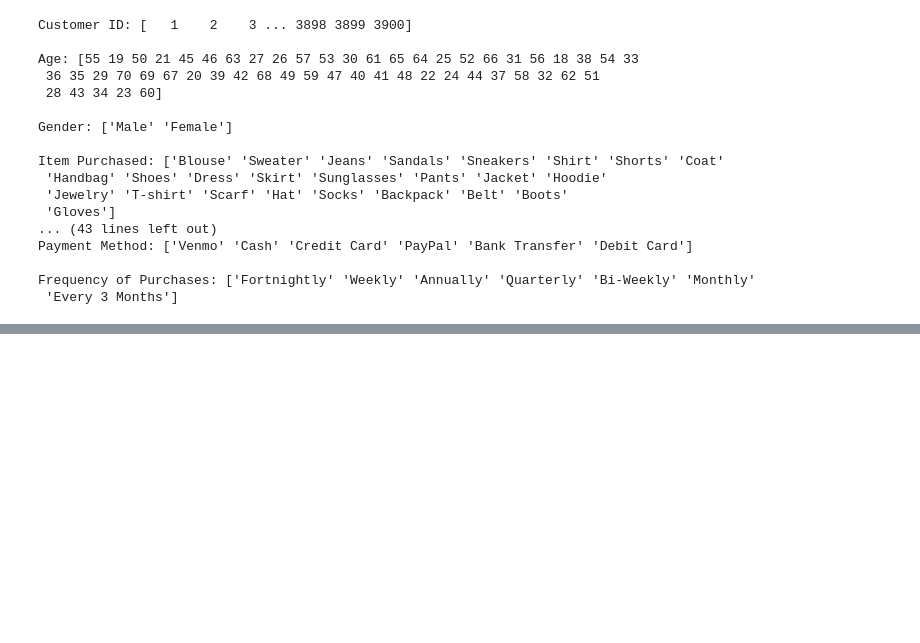
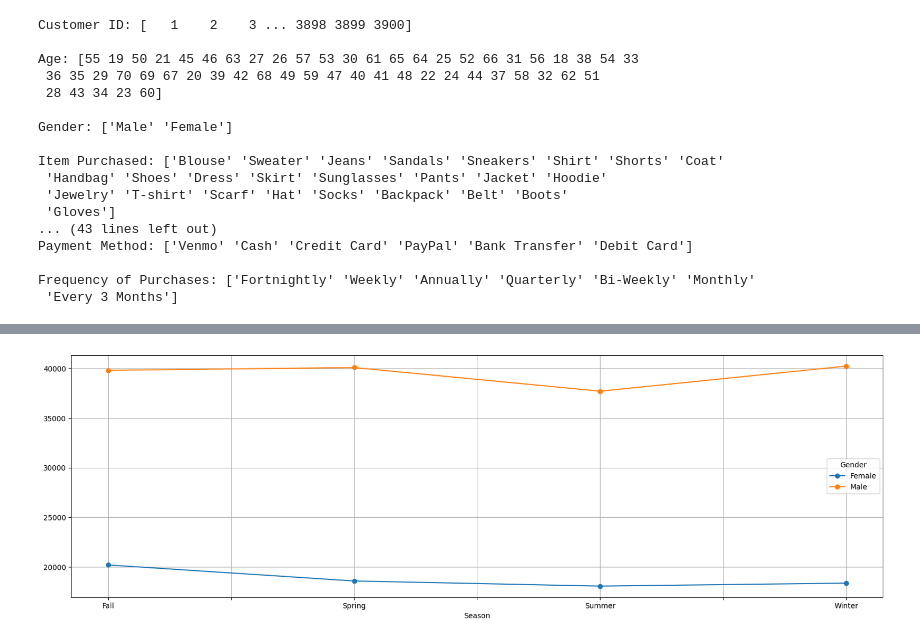
Before and after one commit to Udhay2898/Project, a Jupyter notebook: Shopping_Trends(Line).ipynb, the cells around one changed output, grey strips where cells are left out. Saved outputs shown, nothing was run; the diff lists cells and outputs as text; code cells hidden in the pictures; blank space fills up the shorter version.

```diff
--- a/Shopping_Trends(Line).ipynb
+++ b/Shopping_Trends(Line).ipynb
@@ -198,0 +215,3 @@ Frequency of Purchases: ['Fortnightly' 'Weekly' 'Annually' 'Quarterly' 'Bi-Weekl
+# %%
+Season_data = df.groupby(['Season', 'Gender']).agg({'Purchase Amount (USD)': 'sum'}).reset_index()
+Season_data
@@ -198,0 +228,3 @@ Frequency of Purchases: ['Fortnightly' 'Weekly' 'Annually' 'Quarterly' 'Bi-Weekl
+# %%
+Season_pivot = Season_data.pivot(index='Season', columns='Gender', values='Purchase Amount (USD)')
+Season_pivot
@@ -198,0 +238,5 @@ Frequency of Purchases: ['Fortnightly' 'Weekly' 'Annually' 'Quarterly' 'Bi-Weekl
+# %%
+Season_pivot.plot(figsize = (20,6),marker = 'o',grid = True)
+plt.show()
+# %% [output]
+[figure, added]
```
Also changed, not shown: parts of 9 cells of this notebook.
